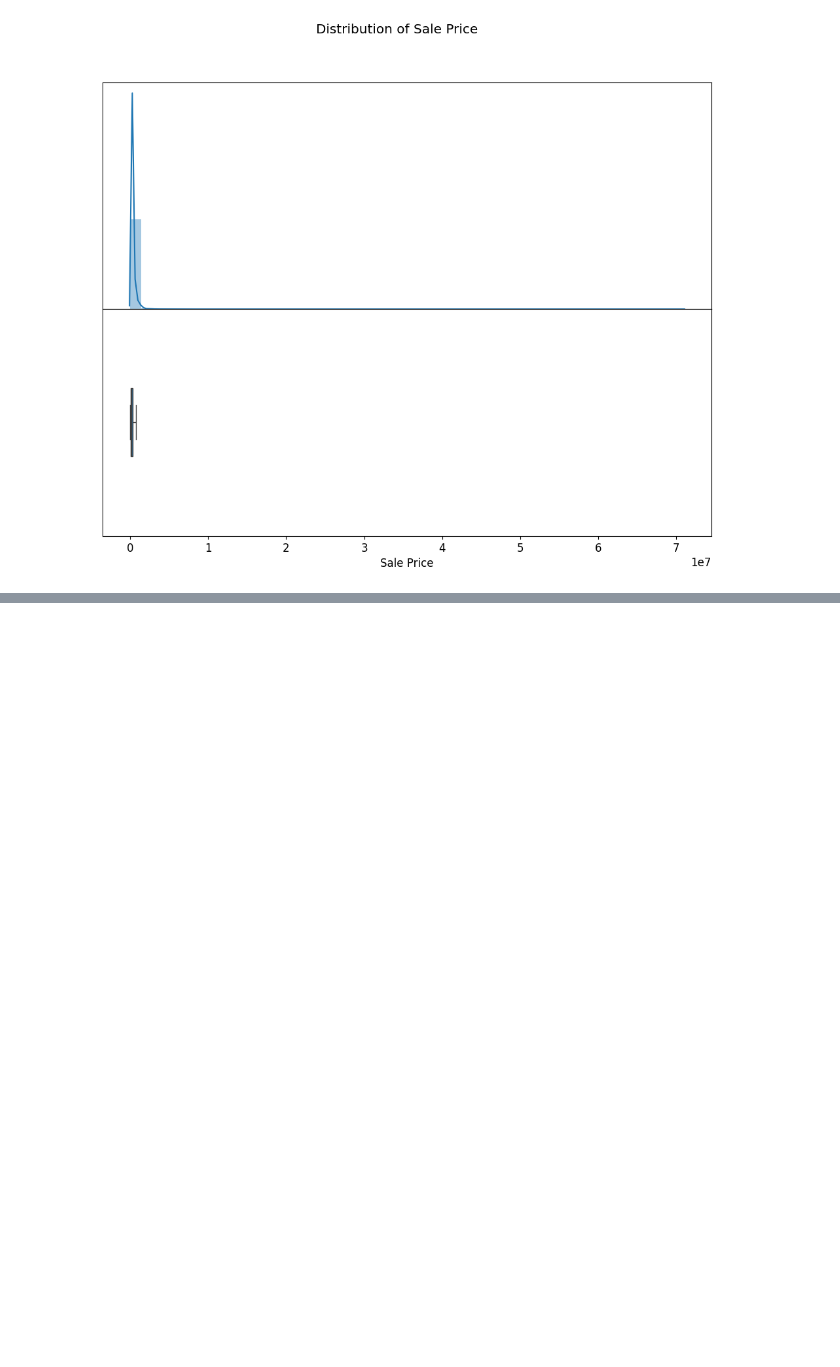
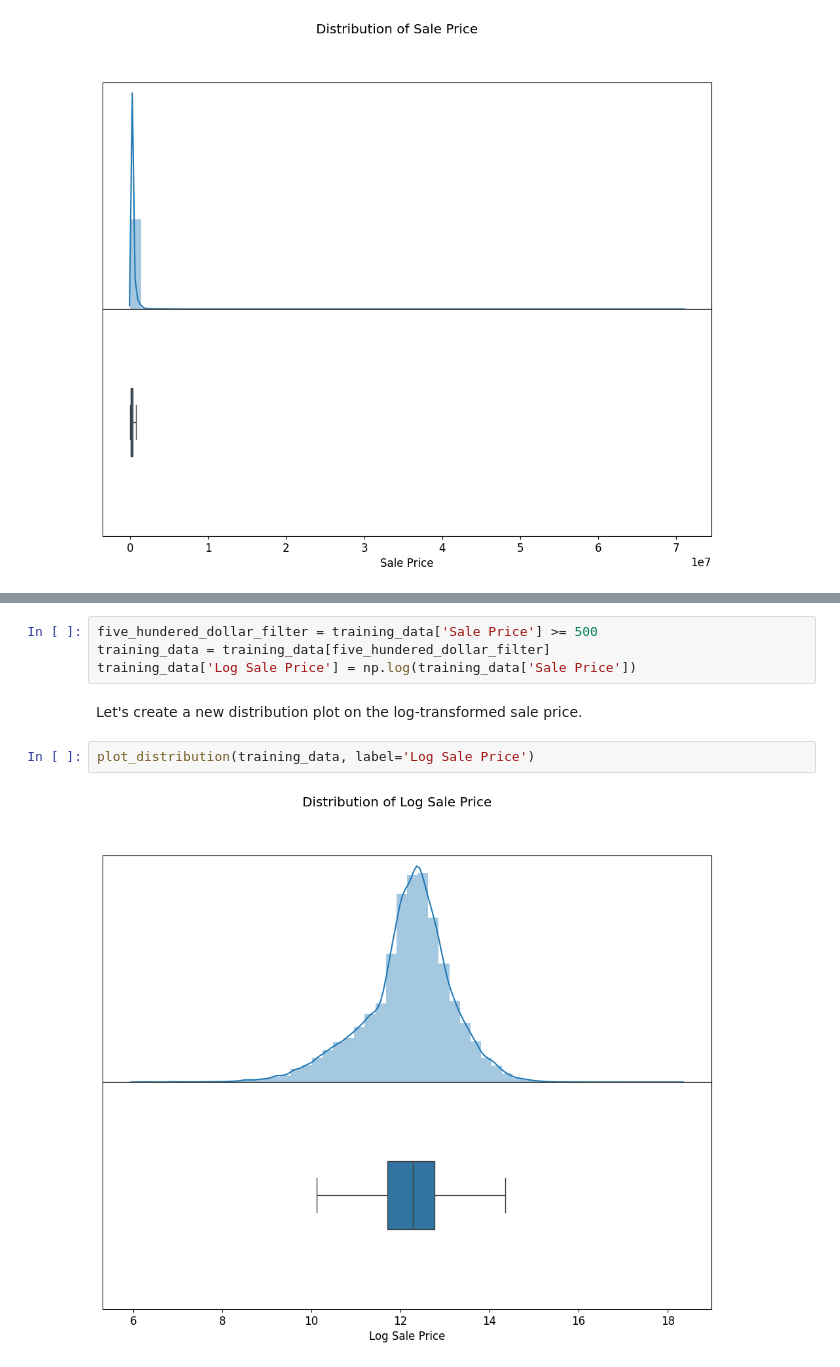
Before and after one commit to PSharp725/Cook-County-Housing, a Jupyter notebook: Cook_County_Housing_EDA.ipynb, the cells around one changed output, grey strips where cells are left out. Drawn from its saved outputs; the diff is of its cells as text; blank space fills up the shorter version.

```diff
--- a/Cook_County_Housing_EDA.ipynb
+++ b/Cook_County_Housing_EDA.ipynb
@@ -132,0 +163,10 @@ plot_distribution(training_data, label='Sale Price')
+# %%
+five_hundered_dollar_filter = training_data['Sale Price'] >= 500
+training_data = training_data[five_hundered_dollar_filter]
+training_data['Log Sale Price'] = np.log(training_data['Sale Price'])
+# %% [markdown]
+Let's create a new distribution plot on the log-transformed sale price.
+# %%
+plot_distribution(training_data, label='Log Sale Price')
+# %% [output]
+[figure, added]
```
Also changed, not shown: parts of 4 cells of this notebook.
